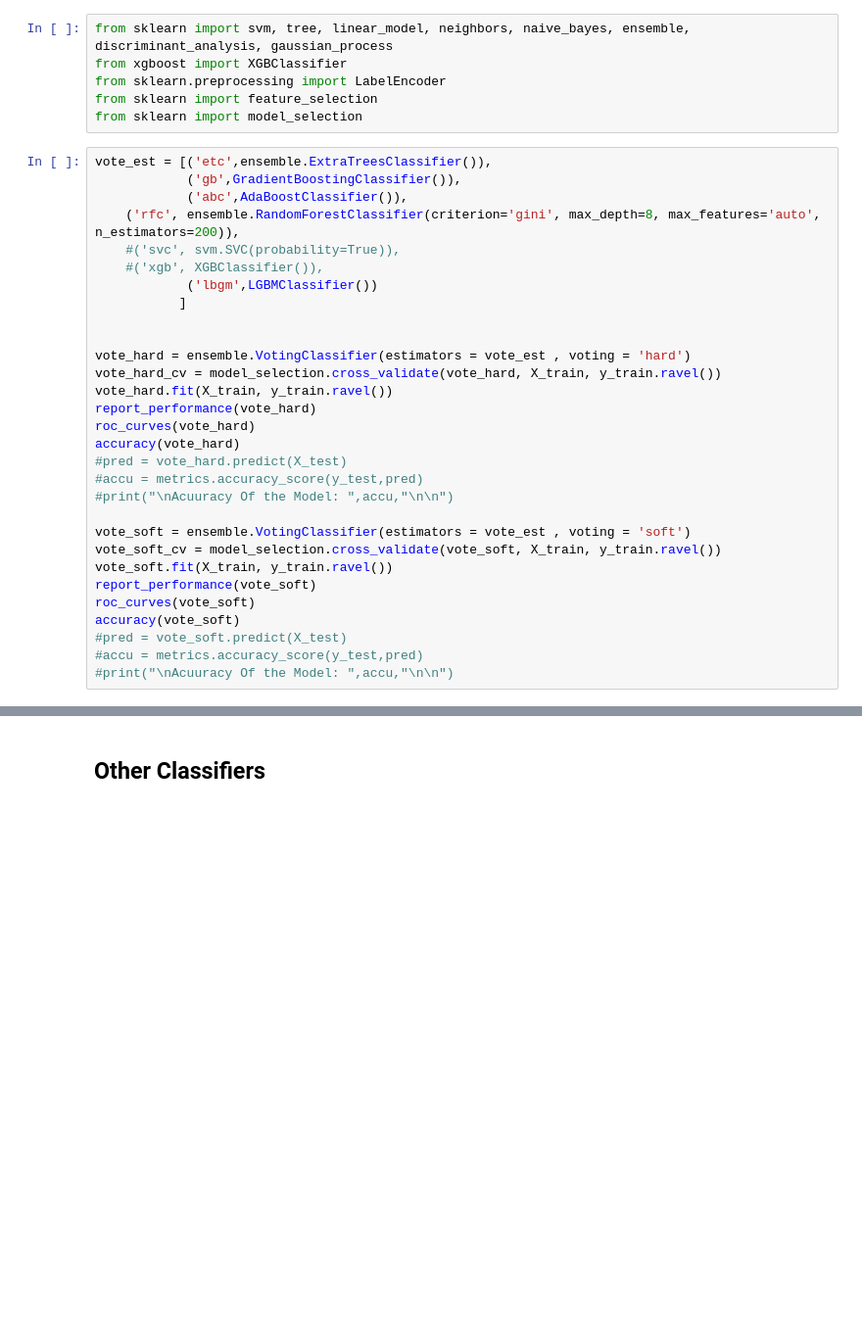
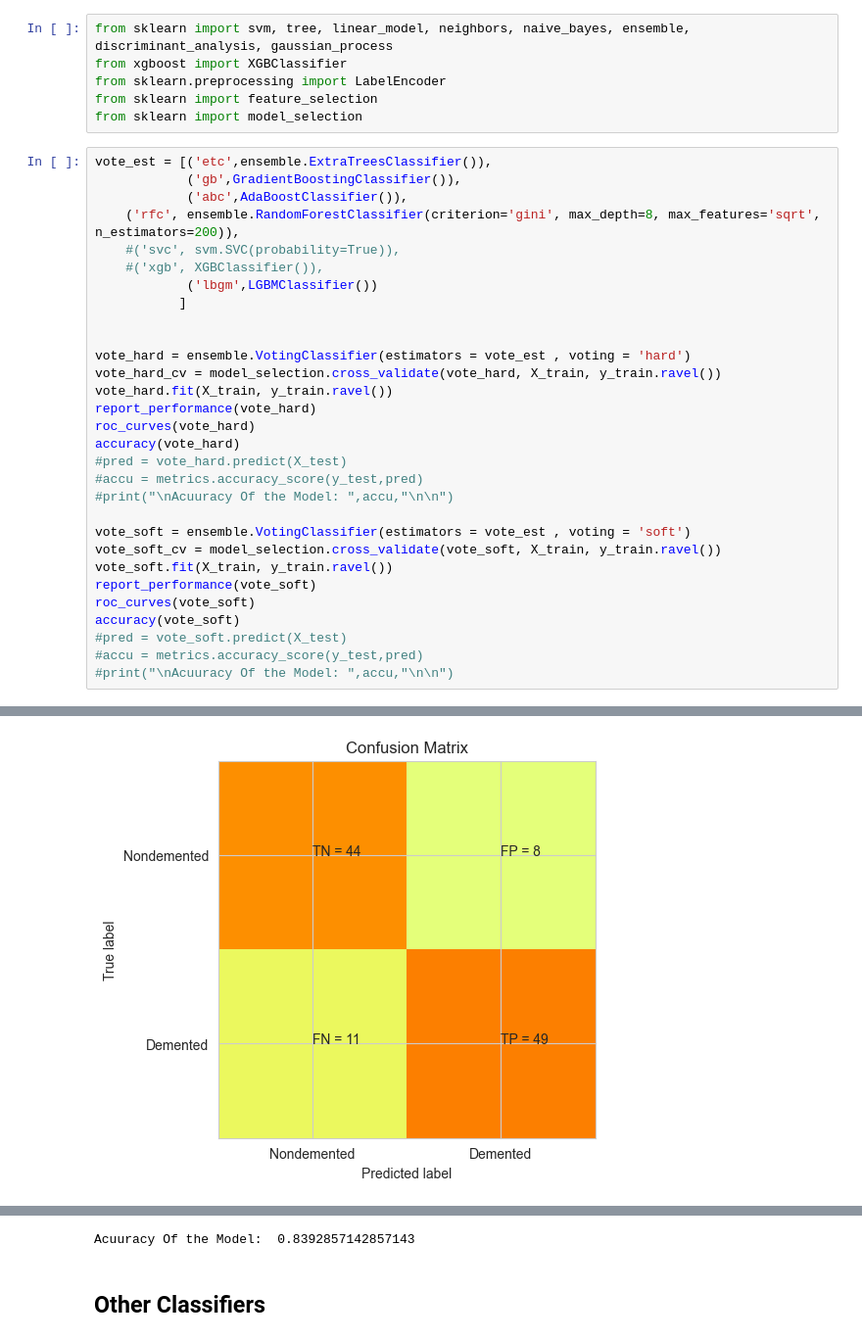
Before and after one commit to JamillimaJ/Early-Dementia-Diagnosis, a Jupyter notebook: main_paper_imp.ipynb, the cells around one changed output, grey strips where cells are left out. Shown at 98% size. Drawn from its saved outputs; the diff is of its cells as text; blank space fills up the shorter version.

```diff
--- a/main_paper_imp.ipynb
+++ b/main_paper_imp.ipynb
@@ -502,7 +566,7 @@ from sklearn import model_selection
 vote_est = [('etc',ensemble.ExtraTreesClassifier()),
             ('gb',GradientBoostingClassifier()),
             ('abc',AdaBoostClassifier()),
-    ('rfc', ensemble.RandomForestClassifier(criterion='gini', max_depth=8, max_features='auto', n_estimators=200)),
+    ('rfc', ensemble.RandomForestClassifier(criterion='gini', max_depth=8, max_features='sqrt', n_estimators=200)),
     #('svc', svm.SVC(probability=True)),
     #('xgb', XGBClassifier()),
             ('lbgm',LGBMClassifier())
@@ -528,3 +592,4 @@ accuracy(vote_soft)
 #pred = vote_soft.predict(X_test)
 #accu = metrics.accuracy_score(y_test,pred)
 #print("\nAcuuracy Of the Model: ",accu,"\n\n")
+# %% [output]
@@ -530,0 +613 @@ accuracy(vote_soft)
+[figure, added]
@@ -531,3 +634,4 @@ accuracy(vote_soft)
+Acuuracy Of the Model:  0.8392857142857143
 # %% [markdown]
 ## Other Classifiers
 # %%
```
Also changed, not shown: parts of 18 cells of this notebook, 2 other files.
